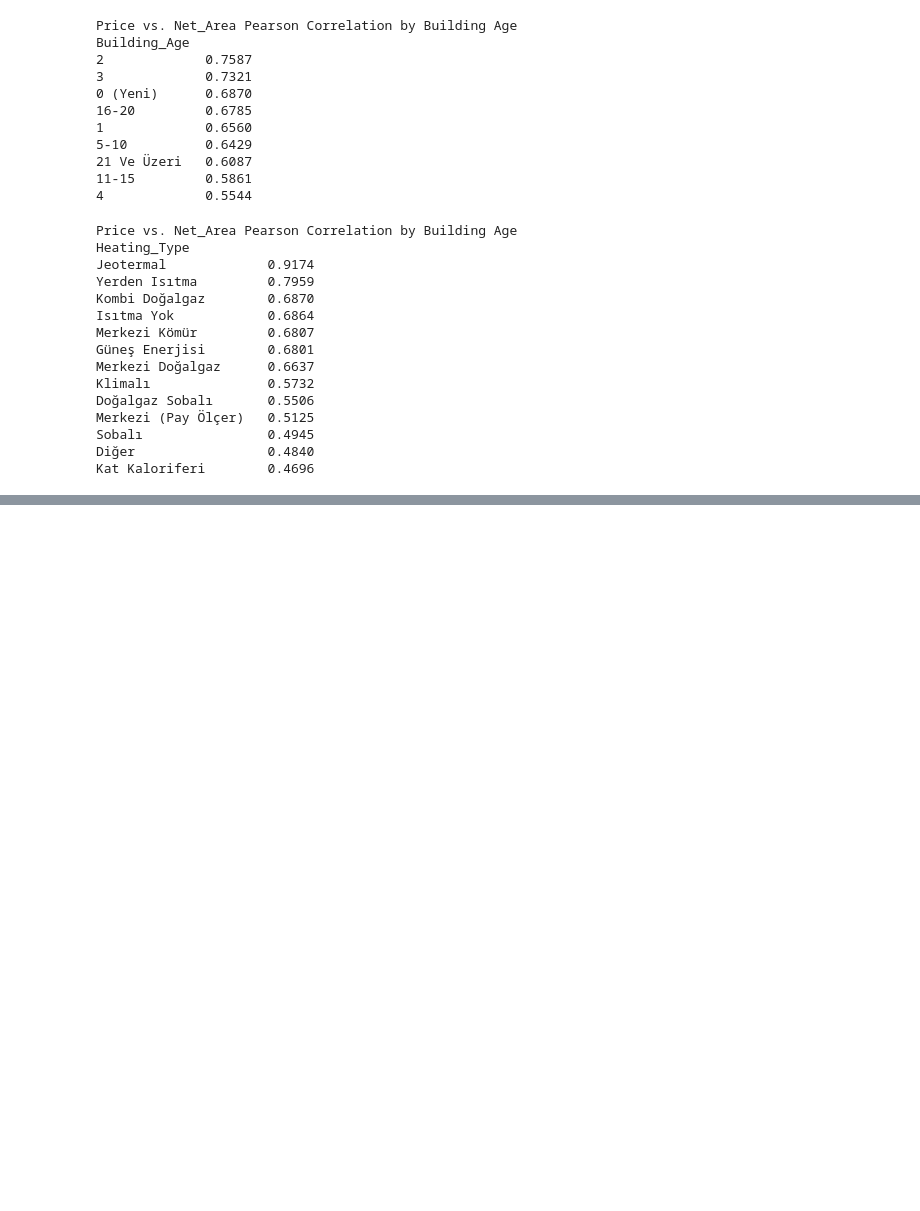
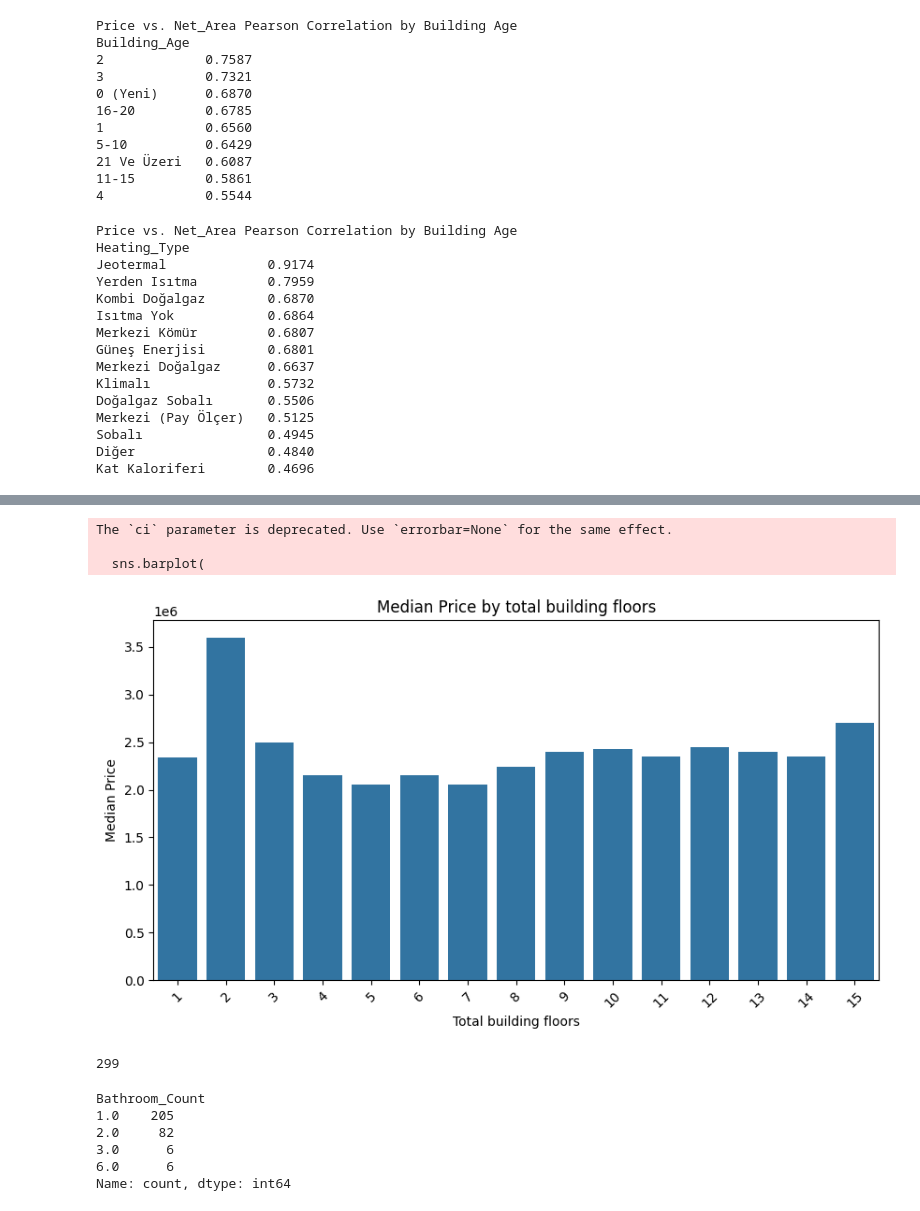
Before and after one commit to layananes/End-to-End-Turkiye-House-Price-Prediction-Project, a Jupyter notebook: Data cleaning and EDA/EDA observations.ipynb, the cells around one changed output, grey strips where cells are left out. Cells and saved outputs as stored; diff of their text form; code cells hidden in the pictures; blank space fills up the shorter version.

```diff
--- a/Data cleaning and EDA/EDA observations.ipynb
+++ b/Data cleaning and EDA/EDA observations.ipynb
@@ -690,0 +790,36 @@ For example, floor heating has pearson correlation of almost 0.80, which is very
+# %%
+plt.figure(figsize=(10, 5))
+sns.barplot(
+    x='Total_Building_Floors',
+    y='Price',
+    data=df,
+    estimator=lambda x: x.median(),
+    ci=None)
+
+plt.title('Median Price by total building floors')
+plt.xlabel('Total building floors')
+plt.ylabel('Median Price')
+plt.xticks(rotation=45)
+plt.show()
+#Irregular high for buildings with 2 floors
+# %% [output]
+The `ci` parameter is deprecated. Use `errorbar=None` for the same effect.
+
+  sns.barplot(
+[figure, added]
+# %%
+df1 = df[(df['Total_Building_Floors'] == 2) & (df['Net_Area'] < 127.37) & (df['Price'] > 2500000)]
+print(len(df1))
+#I will test buildings with two floors by observing those that are smaller than the mean area yet more
+#expensive than all other floors
+# %% [output]
+299
+# %%
+df1['Bathroom_Count'].value_counts()
+# %% [output]
+Bathroom_Count
+1.0    205
+2.0     82
+3.0      6
+6.0      6
+Name: count, dtype: int64
```
Also changed, not shown: parts of 14 cells of this notebook, 1 other file.
